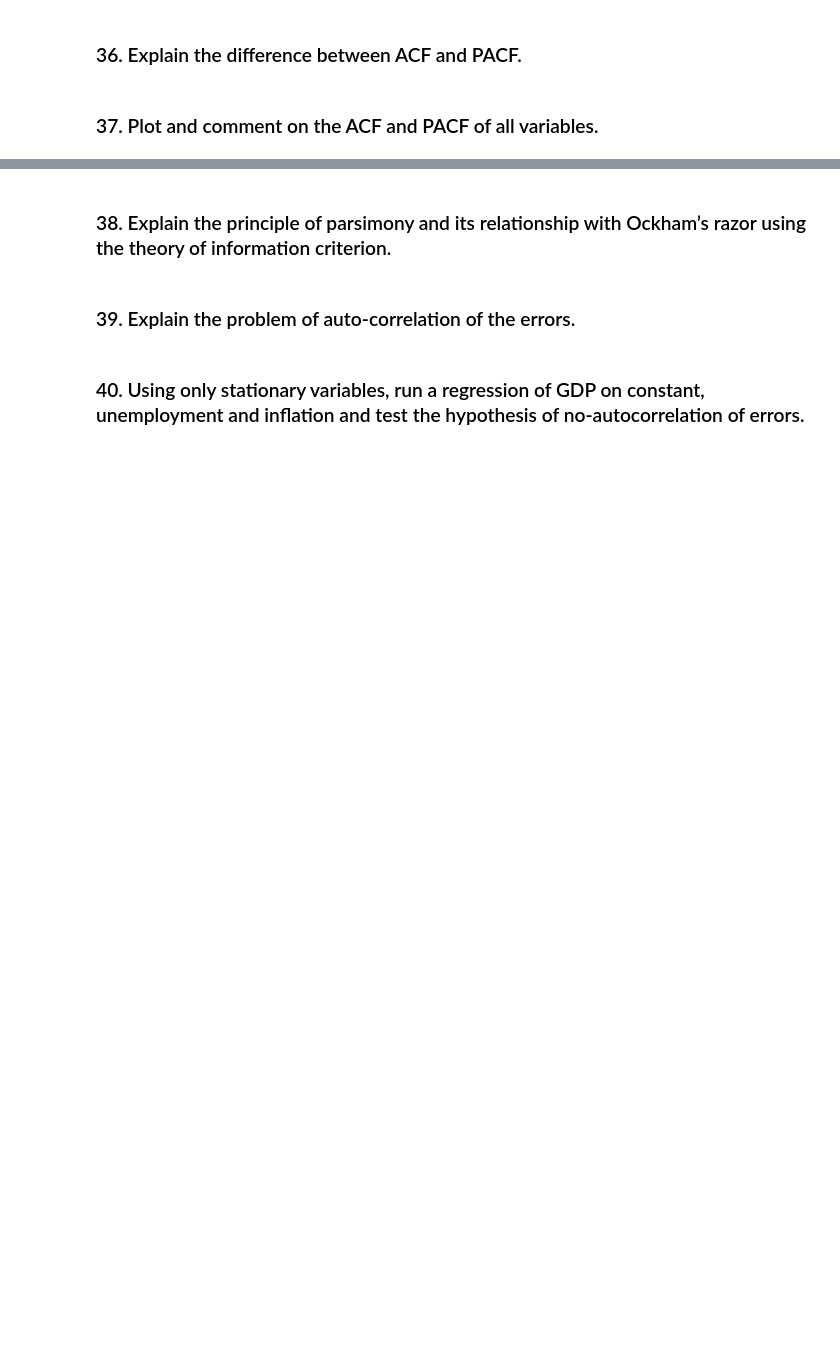
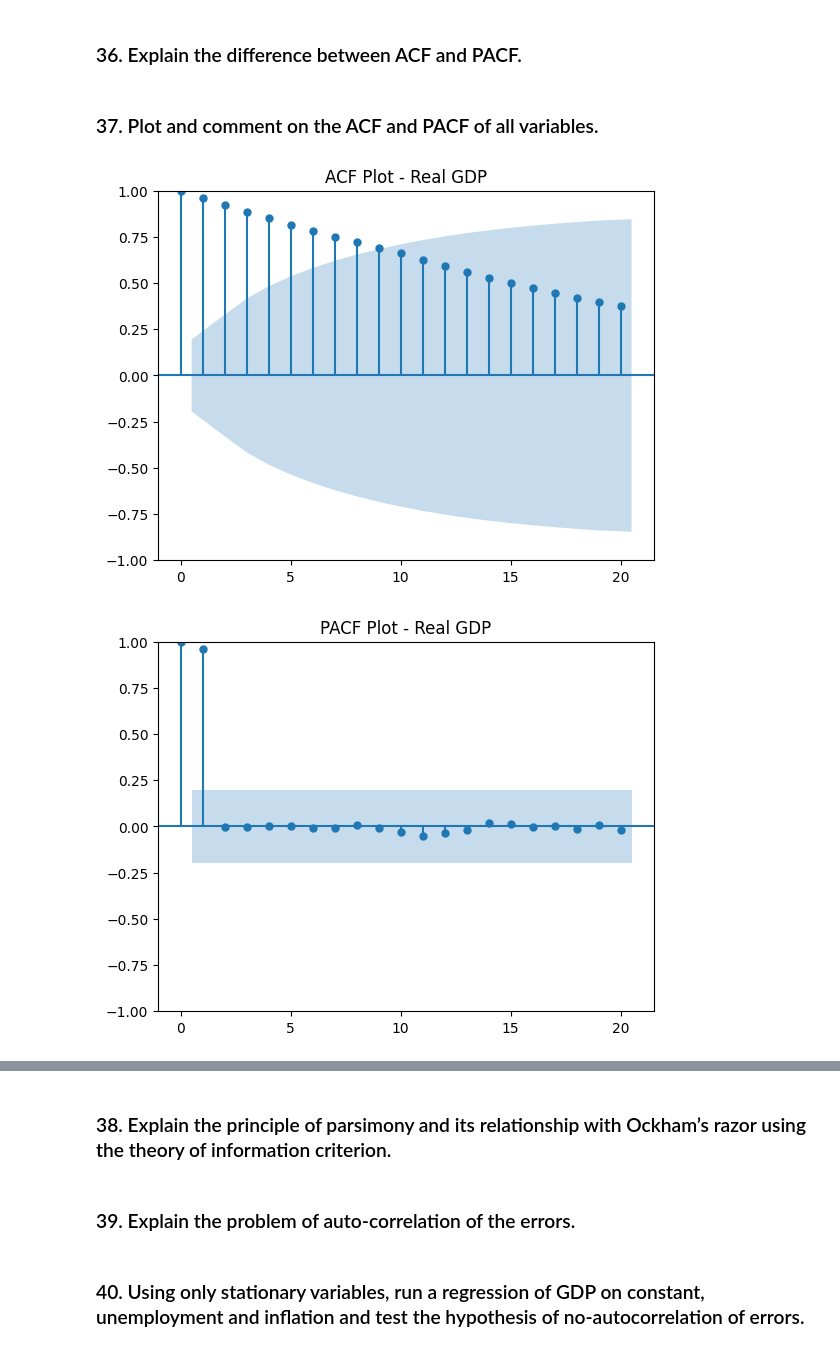
Before and after one commit to LucasChevrierGit/econometricsProject, a Jupyter notebook: project.ipynb, the cells around one changed output, grey strips where cells are left out. Cells and saved outputs as stored; diff of their text form; code cells hidden in the pictures; blank space fills up the shorter version.

```diff
--- a/project.ipynb
+++ b/project.ipynb
@@ -889,3 +981,32 @@ In this example, the long-term average position of the walker along a single tra
 ### 36. Explain the difference between ACF and PACF.
 # %% [markdown]
 ### 37. Plot and comment on the ACF and PACF of all variables.
+# %%
+from statsmodels.graphics.tsaplots import plot_acf, plot_pacf
+
+# Compute ACF and PACF for real_GDP
+plot_acf(real_GDP, lags=20)
+plt.title('ACF Plot - Real GDP')
+plt.show()
+plot_pacf(real_GDP, lags=20)
+plt.title('PACF Plot - Real GDP')
+plt.show()
+
+# Compute ACF and PACF for unemp_rate
+plot_acf(unemp_rate, lags=20)
+plt.title('ACF Plot - Unemployment Rate')
+plt.show()
+plot_pacf(unemp_rate, lags=20)
+plt.title('PACF Plot - Unemployment Rate')
+plt.show()
+
+# Compute ACF and PACF for cons_price_infl
+plot_acf(cons_price_infl, lags=20)
+plt.title('ACF Plot - Consumer Price Inflation')
+plt.show()
+plot_pacf(cons_price_infl, lags=20)
+plt.title('PACF Plot - Consumer Price Inflation')
+plt.show()
+# %% [output]
+[figure, added]
+[figure, added]
```
Also changed, not shown: parts of 10 cells of this notebook.
